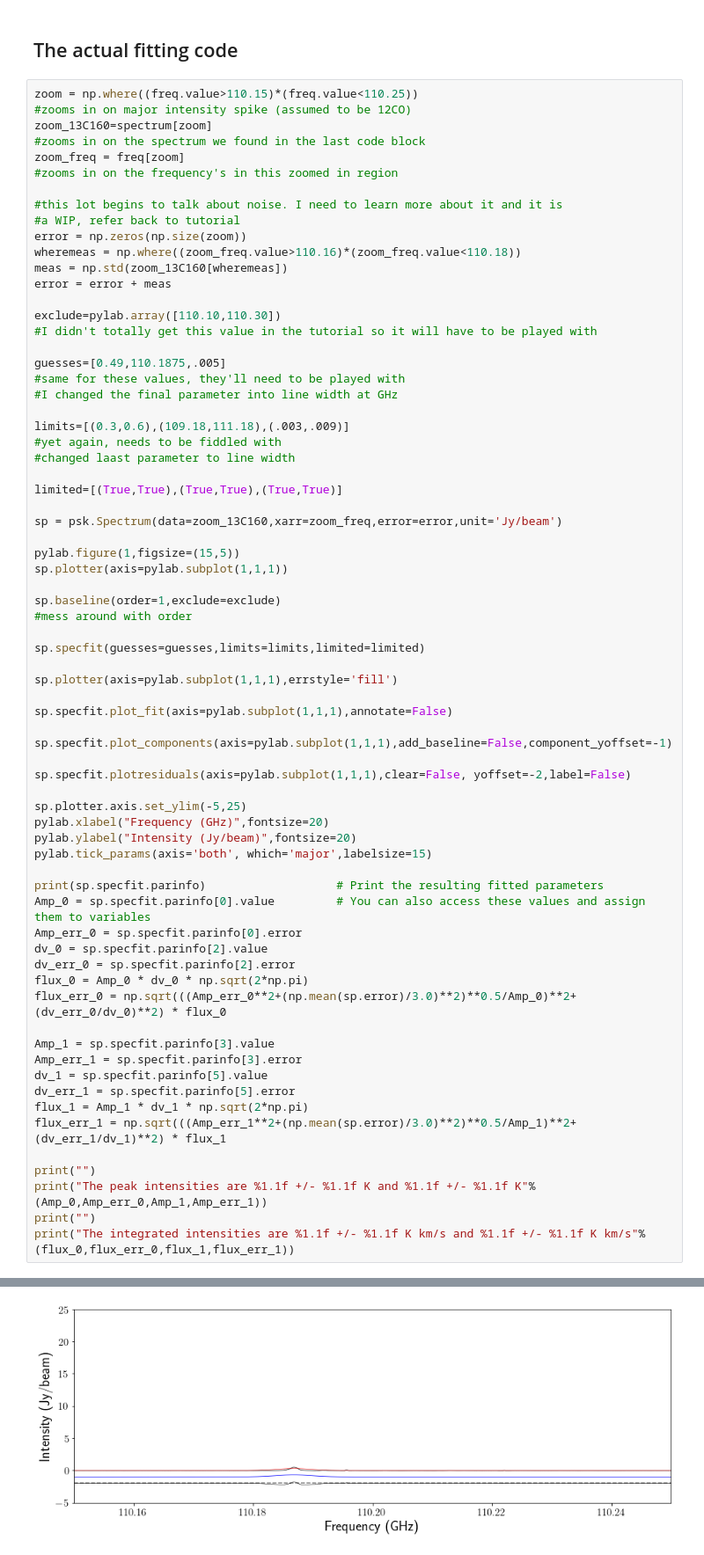
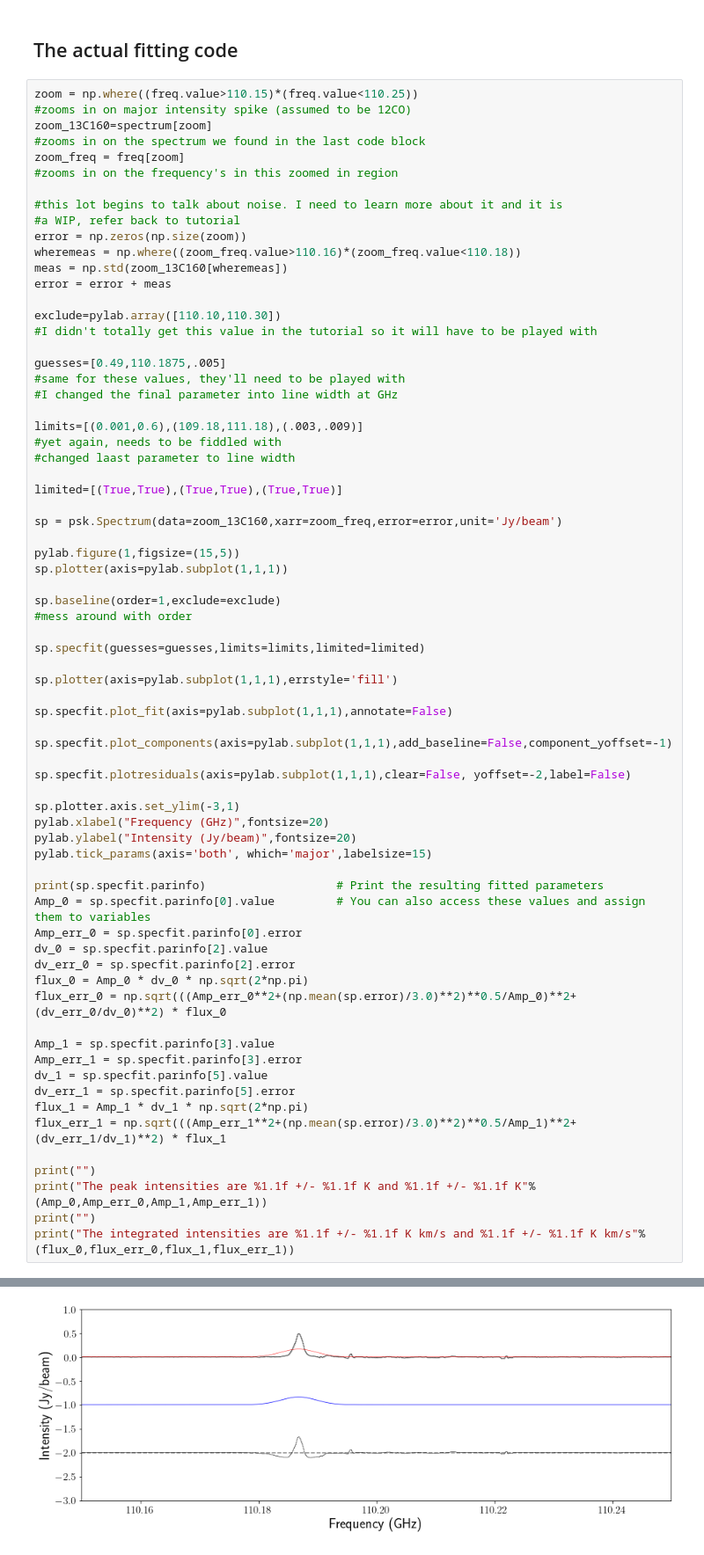
Before and after one commit to Parkerwise/Cloud-C, a Jupyter notebook: Task 5.ipynb, the cells around one changed output, grey strips where cells are left out. Shown: that part at 88% size. Saved outputs shown, nothing was run; the diff lists cells and outputs as text.

```diff
--- a/Task 5.ipynb
+++ b/Task 5.ipynb
@@ -137,7 +137,7 @@ guesses=[0.49,110.1875,.005]
 #same for these values, they'll need to be played with
 #I changed the final parameter into line width at GHz
 
-limits=[(0.3,0.6),(109.18,111.18),(.003,.009)]
+limits=[(0.001,0.6),(109.18,111.18),(.003,.009)]
 #yet again, needs to be fiddled with
 #changed laast parameter to line width
 
@@ -161,7 +161,7 @@ sp.specfit.plot_components(axis=pylab.subplot(1,1,1),add_baseline=False,componen
 
 sp.specfit.plotresiduals(axis=pylab.subplot(1,1,1),clear=False, yoffset=-2,label=False)
 
-sp.plotter.axis.set_ylim(-5,25)
+sp.plotter.axis.set_ylim(-3,1)
 pylab.xlabel("Frequency (GHz)",fontsize=20)
 pylab.ylabel("Intensity (Jy/beam)",fontsize=20)
 pylab.tick_params(axis='both', which='major',labelsize=15)
@@ -191,3 +191,3 @@ Param #1       SHIFT0 =      110.187 +/-     4.69621e-06   Range:[109.18,111.18]
 Param #2       WIDTH0 =        0.003 +/-               0   Range:[0.003,0.009]
 IndexError: list index out of range
-[figure, old version]
+[figure, new version]
```
Also changed, not shown: parts of 12 cells of this notebook.
